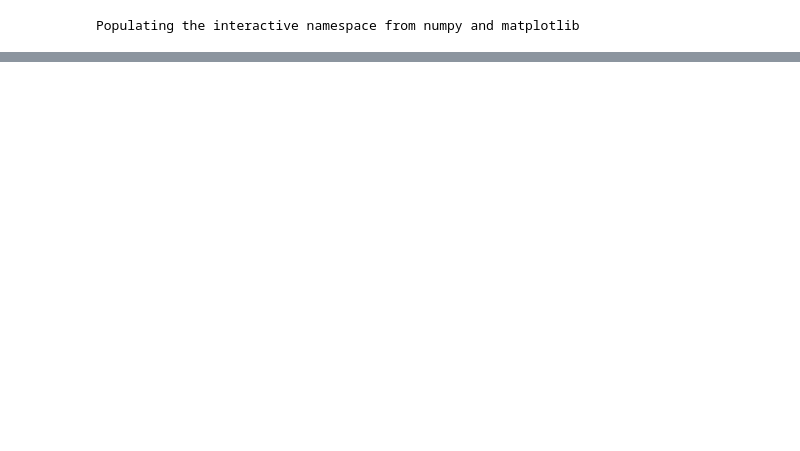
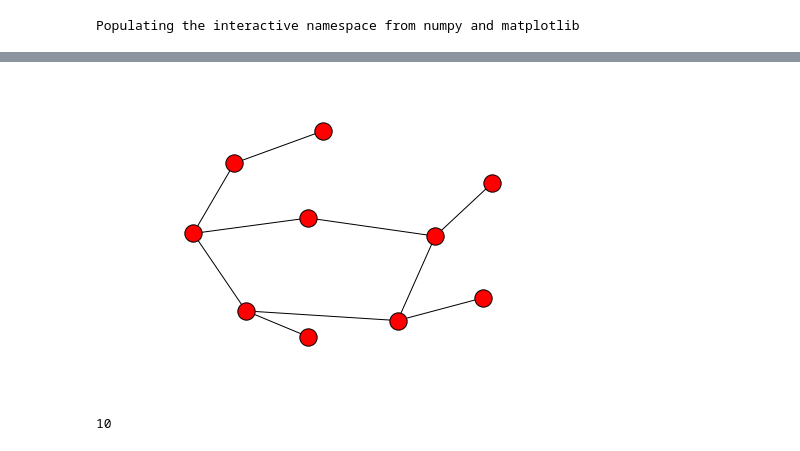
Before and after one commit to juliangarcia/pignorance, a Jupyter notebook: simulation/sandbox.ipynb, the cells around one changed output, grey strips where cells are left out. Cells and saved outputs as stored; diff of their text form; code cells hidden in the pictures; blank space fills up the shorter version.

```diff
--- a/simulation/sandbox.ipynb
+++ b/simulation/sandbox.ipynb
@@ -33,0 +38,8 @@ G
+# %%
+nx.draw(nx.random_graphs.connected_watts_strogatz_graph(10, 3, 2))
+# %% [output]
+[figure, added]
+# %%
+len(_)
+# %% [output]
+10
```
Also changed, not shown: parts of 5 cells of this notebook, 2 other files.
